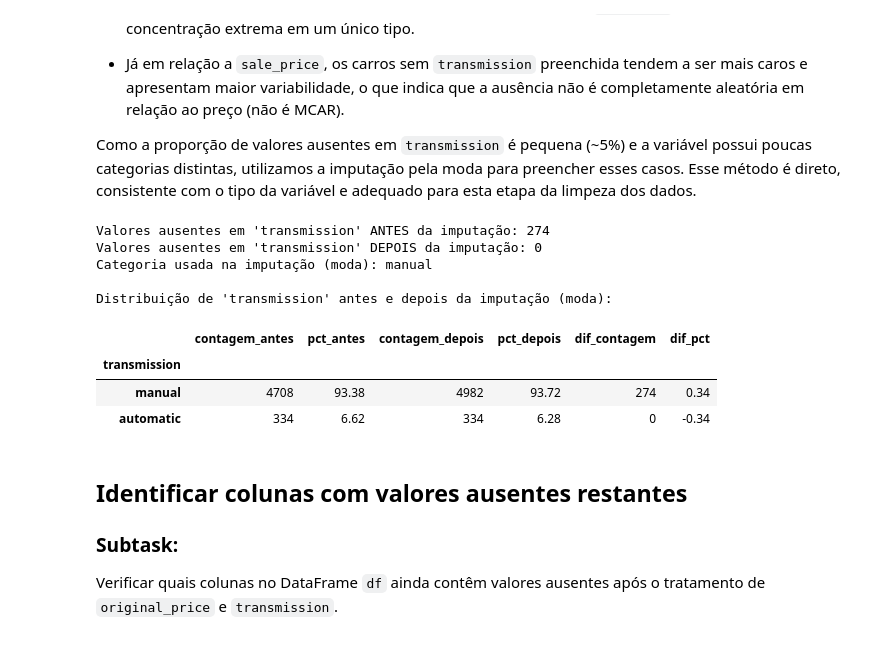
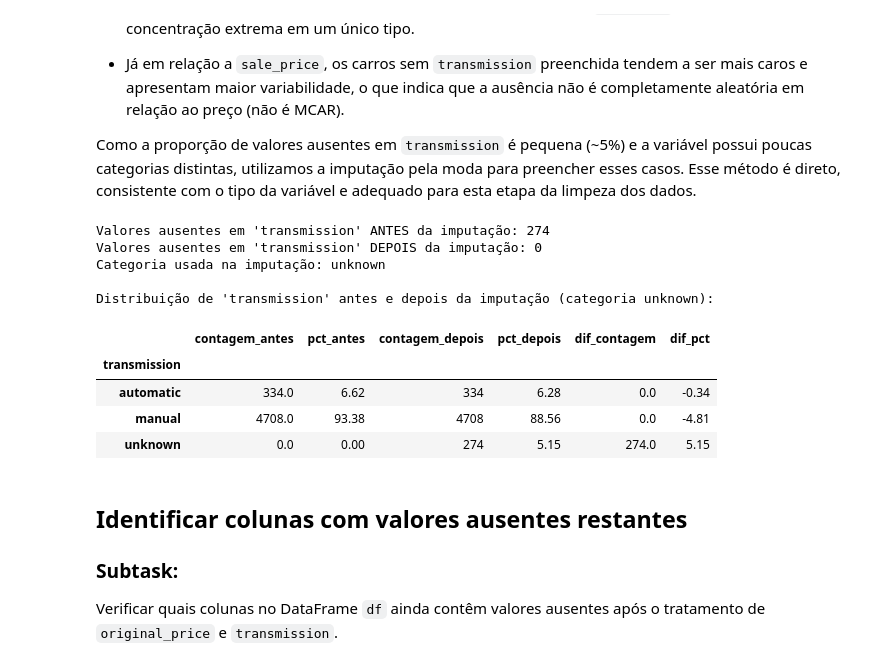
Before and after one commit to Lbragaa/TrabalhoCienciaDados_tlvzzuado, a Jupyter notebook: Reorganizando.ipynb, the cells around one changed output. Drawn from its saved outputs; the diff is of its cells as text; code cells hidden in the pictures.

```diff
--- a/Reorganizando.ipynb
+++ b/Reorganizando.ipynb
@@ -642,52 +823,47 @@ variável e adequado para esta etapa da limpeza dos dados.
 # %%
 import pandas as pd
 
-# Remover coluna temporária, se ainda existir
 if "transmission_missing" in df.columns:
     df.drop(columns=["transmission_missing"], inplace=True)
 
-# --- Situação ANTES da imputação ---
 n_missing_before = df["transmission"].isna().sum()
 print(f"Valores ausentes em 'transmission' ANTES da imputação: {n_missing_before}")
 
 original_counts = df["transmission"].value_counts(dropna=True)
 original_pct = df["transmission"].value_counts(dropna=True, normalize=True) * 100
 
-# --- Imputação pela MODA global ---
-mode_trans = df["transmission"].mode()[0]
-df["transmission"] = df["transmission"].fillna(mode_trans)
+fill_value = "unknown"
+df["transmission"] = df["transmission"].fillna(fill_value)
 
-# --- Situação DEPOIS da imputação ---
 n_missing_after = df["transmission"].isna().sum()
 print(f"Valores ausentes em 'transmission' DEPOIS da imputação: {n_missing_after}")
-print(f"Categoria usada na imputação (moda): {mode_trans}\n")
+print(f"Categoria usada na imputação: {fill_value}\n")
 
 after_counts = df["transmission"].value_counts()
 after_pct = df["transmission"].value_counts(normalize=True) * 100
 
-# --- Tabela comparando antes x depois ---
 summary = pd.DataFrame({
     "contagem_antes": original_counts,
     "pct_antes": original_pct,
     "contagem_depois": after_counts,
     "pct_depois": after_pct
 }).fillna(0)
-
 summary["dif_contagem"] = summary["contagem_depois"] - summary["contagem_antes"]
 summary["dif_pct"] = summary["pct_depois"] - summary["pct_antes"]
 
-print("Distribuição de 'transmission' antes e depois da imputação (moda):")
+print("Distribuição de 'transmission' antes e depois da imputação (categoria unknown):")
 display(summary.round(2))
 # %% [output]
 Valores ausentes em 'transmission' ANTES da imputação: 274
 Valores ausentes em 'transmission' DEPOIS da imputação: 0
-Categoria usada na imputação (moda): manual
+Categoria usada na imputação: unknown
 
-Distribuição de 'transmission' antes e depois da imputação (moda):
+Distribuição de 'transmission' antes e depois da imputação (categoria unknown):
 |  | contagem_antes | pct_antes | contagem_depois | pct_depois | dif_contagem | dif_pct |
 | transmission |  |  |  |  |  |  |
-| manual | 4708 | 93.38 | 4982 | 93.72 | 274 | 0.34 |
-| automatic | 334 | 6.62 | 334 | 6.28 | 0 | -0.34 |
+| automatic | 334.0 | 6.62 | 334 | 6.28 | 0.0 | -0.34 |
+| manual | 4708.0 | 93.38 | 4708 | 88.56 | 0.0 | -4.81 |
+| unknown | 0.0 | 0.00 | 274 | 5.15 | 274.0 | 5.15 |
 # %% [markdown]
 ## Identificar colunas com valores ausentes restantes
 
```
Also changed, not shown: parts of 36 cells of this notebook.
